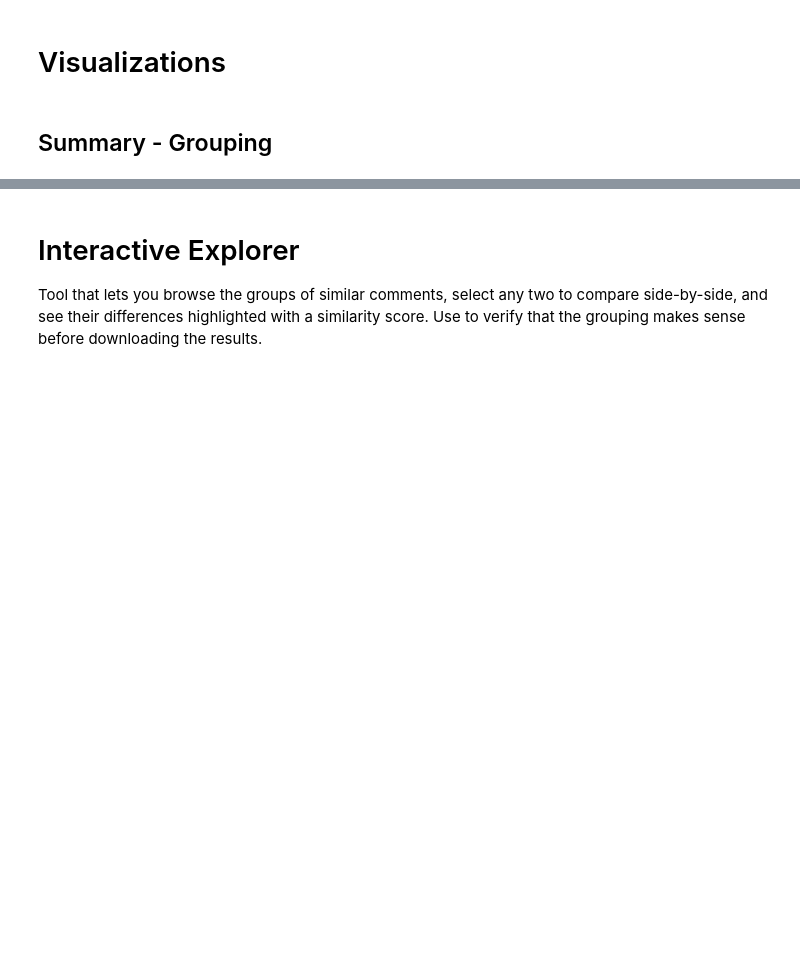
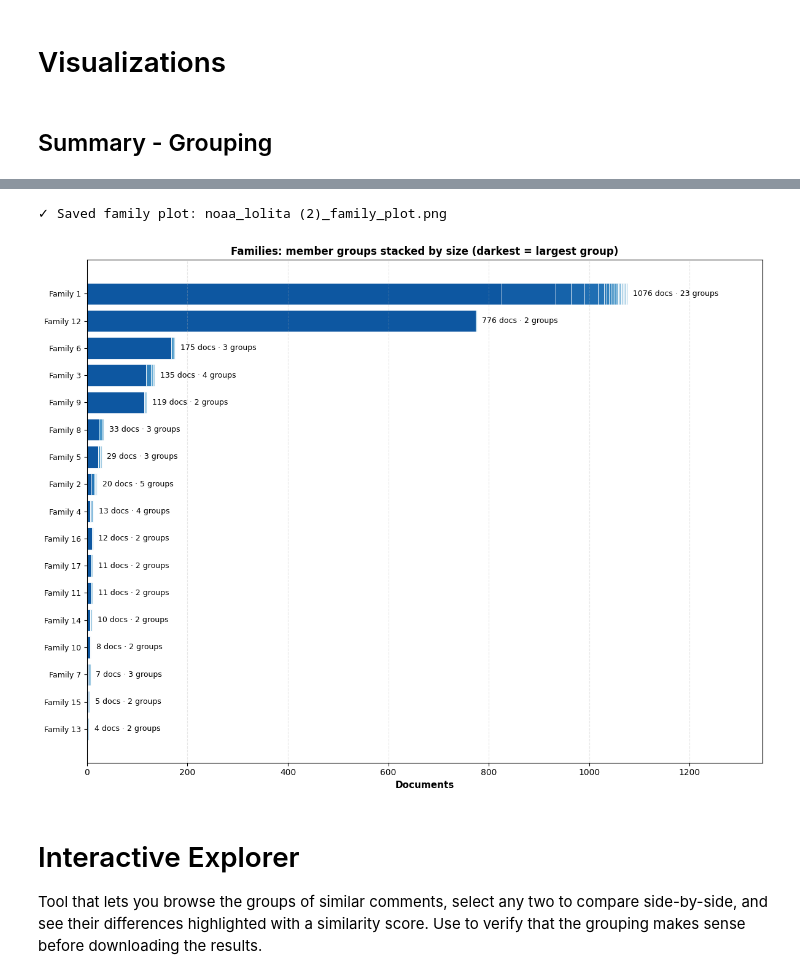
Before and after one commit to ericksbr/deduper, a Jupyter notebook: grouper.ipynb, the cells around one changed output, grey strips where cells are left out. Drawn from its saved outputs; the diff is of its cells as text; code cells hidden in the pictures; blank space fills up the shorter version.

```diff
--- a/grouper.ipynb
+++ b/grouper.ipynb
@@ -1056,3 +1249,41 @@ plt.show()
+# %%
+TOP_N_FAMILIES = 25
+
+fam_rows = results[results['family_id'] > 0]
+fam_summary = fam_rows.groupby('family_id').agg(docs=('group_id', 'size'), groups=('group_id', 'nunique'))
+fam_summary = fam_summary[fam_summary['groups'] > 1].sort_values('docs', ascending=False).head(TOP_N_FAMILIES)
+
+if len(fam_summary) == 0:
+    print("⊘ No families spanning 2+ groups to plot")
+else:
+    fig, ax = plt.subplots(figsize=(12, 0.45 * len(fam_summary) + 1.5))
+    ypos = np.arange(len(fam_summary))[::-1]
+    max_docs = fam_summary['docs'].max()
+
+    for y, fid in zip(ypos, fam_summary.index):
+        sizes = fam_rows[fam_rows['family_id'] == fid]['group_id'].value_counts()
+        shades = plt.cm.Blues(np.linspace(0.85, 0.35, len(sizes)))
+        left = 0
+        for shade, n in zip(shades, sizes.values):
+            ax.barh(y, n, left=left, color=shade, edgecolor='white', linewidth=0.6)
+            left += n
+        ax.text(left + max_docs * 0.01, y, f"{left} docs · {len(sizes)} groups", va='center', fontsize=9)
+
+    ax.set_yticks(ypos)
+    ax.set_yticklabels([f"Family {fid}" for fid in fam_summary.index], fontsize=9)
+    ax.set_xlabel('Documents', fontsize=11, fontweight='bold')
+    ax.set_title('Families: member groups stacked by size (darkest = largest group)', fontsize=12, fontweight='bold')
+    ax.set_xlim(0, max_docs * 1.25)
+    ax.grid(axis='x', alpha=0.3, linestyle='--')
+    plt.tight_layout()
+
+    family_plot_filename = f"{Path(filepath).stem}_family_plot.png"
+    plt.savefig(family_plot_filename, dpi=100, bbox_inches='tight')
+    print(f"✓ Saved family plot: {family_plot_filename}")
+    plt.show()
+# %% [output]
+✓ Saved family plot: noaa_lolita (2)_family_plot.png
+[figure, added]
 # %% [markdown]
 # Interactive Explorer
 
```
Also changed, not shown: parts of 30 cells of this notebook.
